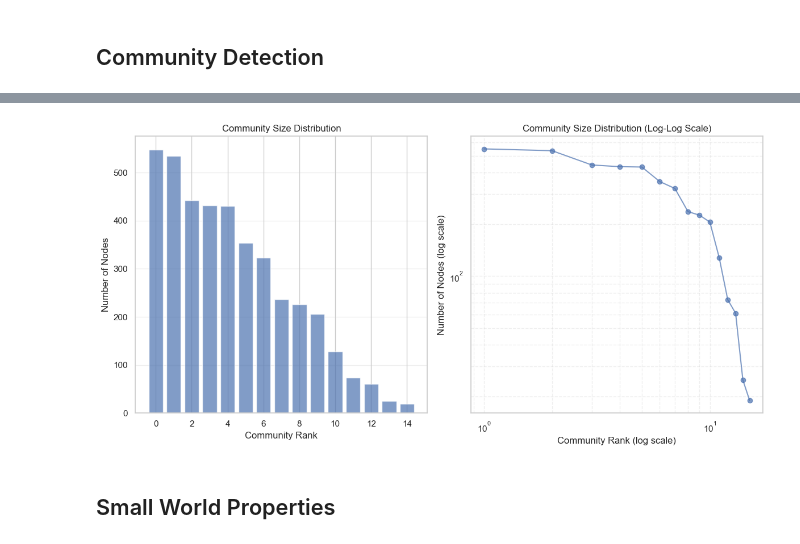
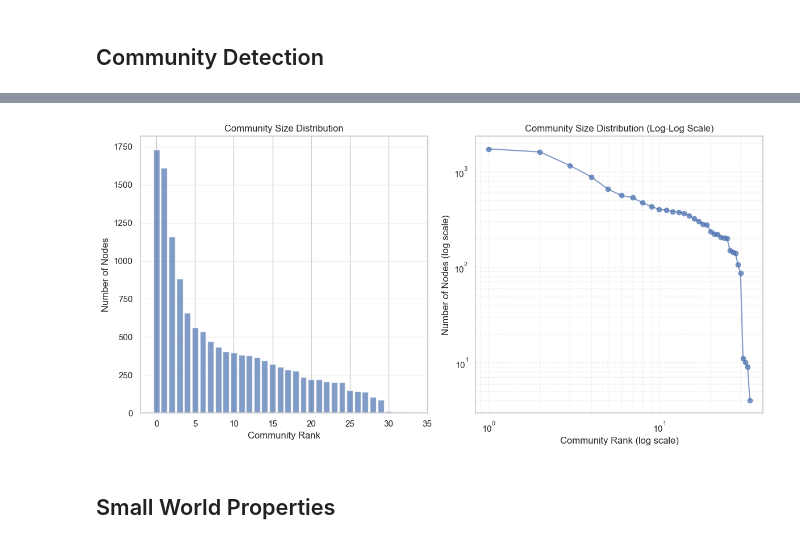
Before and after one commit to Jacky-KH-MOK/MSBD5008_PROJECT, a Jupyter notebook: PROJECT_CODE.ipynb, the cells around one changed output, grey strips where cells are left out. Drawn from its saved outputs; the diff is of its cells as text; code cells hidden in the pictures.

```diff
--- a/PROJECT_CODE.ipynb
+++ b/PROJECT_CODE.ipynb
@@ -32,0 +65,3 @@ Successfully loaded the Facebook network with 4039 nodes and 88234 edges
+# %%
+# Select Artists with chart hits
+selected_nodes = nodes[nodes['chart_hits'].notna()].reset_index(drop=True)
@@ -32,0 +84,4 @@ Successfully loaded the Facebook network with 4039 nodes and 88234 edges
+# %%
+# Select edges for the selected nodes
+selected_edges = edges[edges['id_0'].isin(selected_nodes['spotify_id']) & edges['id_1'].isin(selected_nodes['spotify_id'])].reset_index(drop=True)
+selected_edges
@@ -33,3 +102,6 @@ Successfully loaded the Facebook network with 4039 nodes and 88234 edges
+# %%
+# Create a graph from the selected edges
+G = nx.from_pandas_edgelist(selected_edges, source='id_0', target='id_1')
 # %% [markdown]
 ## Basic Network Properties
 # %%
@@ -318,48 +390,43 @@ plt.show()
 ## Community Detection
 # %%
 # Community detection using the Louvain algorithm
-try:
-    import community as community_louvain
+import community as community_louvain
 
-    # Apply the Louvain algorithm
-    print("Detecting communities using Louvain algorithm...")
-    partition = community_louvain.best_partition(G_lcc)
+# Apply the Louvain algorithm
+print("Detecting communities using Louvain algorithm...")
+partition = community_louvain.best_partition(G_lcc)
 
-    # Get the set of communities
-    communities = set(partition.values())
-    print(f"Number of communities detected: {len(communities)}")
+# Get the set of communities
+communities = set(partition.values())
+print(f"Number of communities detected: {len(communities)}")
 
-    # Count nodes in each community
-    community_sizes = Counter(partition.values())
-    sizes_df = pd.DataFrame.from_dict(community_sizes, orient='index').reset_index()
-    sizes_df.columns = ['Community', 'Size']
-    sizes_df = sizes_df.sort_values('Size', ascending=False)
+# Count nodes in each community
+community_sizes = Counter(partition.values())
+sizes_df = pd.DataFrame.from_dict(community_sizes, orient='index').reset_index()
+sizes_df.columns = ['Community', 'Size']
+sizes_df = sizes_df.sort_values('Size', ascending=False)
 
-    print("\nTop 10 communities by size:")
-    print(sizes_df.head(10))
+print("\nTop 10 communities by size:")
+print(sizes_df.head(10))
 
-    # Plot community size distribution
-    plt.figure(figsize=(12, 6))
+# Plot community size distribution
+plt.figure(figsize=(12, 6))
 
-    plt.subplot(121)
-    plt.bar(range(len(sizes_df)), sizes_df['Size'], alpha=0.7)
-    plt.xlabel('Community Rank')
-    plt.ylabel('Number of Nodes')
-    plt.title('Community Size Distribution')
-    plt.grid(True, axis='y', alpha=0.3)
+plt.subplot(121)
+plt.bar(range(len(sizes_df)), sizes_df['Size'], alpha=0.7)
+plt.xlabel('Community Rank')
+plt.ylabel('Number of Nodes')
+plt.title('Community Size Distribution')
+plt.grid(True, axis='y', alpha=0.3)
 
-    plt.subplot(122)
-    plt.loglog(range(1, len(sizes_df) + 1), sizes_df['Size'], 'o-', alpha=0.7)
-    plt.xlabel('Community Rank (log scale)')
-    plt.ylabel('Number of Nodes (log scale)')
-    plt.title('Community Size Distribution (Log-Log Scale)')
-    plt.grid(True, which='both', ls='--', alpha=0.3)
+plt.subplot(122)
+plt.loglog(range(1, len(sizes_df) + 1), sizes_df['Size'], 'o-', alpha=0.7)
+plt.xlabel('Community Rank (log scale)')
+plt.ylabel('Number of Nodes (log scale)')
+plt.title('Community Size Distribution (Log-Log Scale)')
+plt.grid(True, which='both', ls='--', alpha=0.3)
 
-    plt.tight_layout()
-    plt.show()
-
-except ImportError:
-    print("The 'community' package is not installed. Install it using:")
-    print("pip install python-louvain")
+plt.tight_layout()
+plt.show()
 # %% [output]
 Detecting communities using Louvain algorithm...
@@ -380,4 +447,4 @@ Top 10 communities by size:
-[figure, old version]
+[figure, new version]
 # %% [markdown]
 ## Small World Properties
 # %%
```
Also changed, not shown: parts of 20 cells of this notebook, 1 other file.
